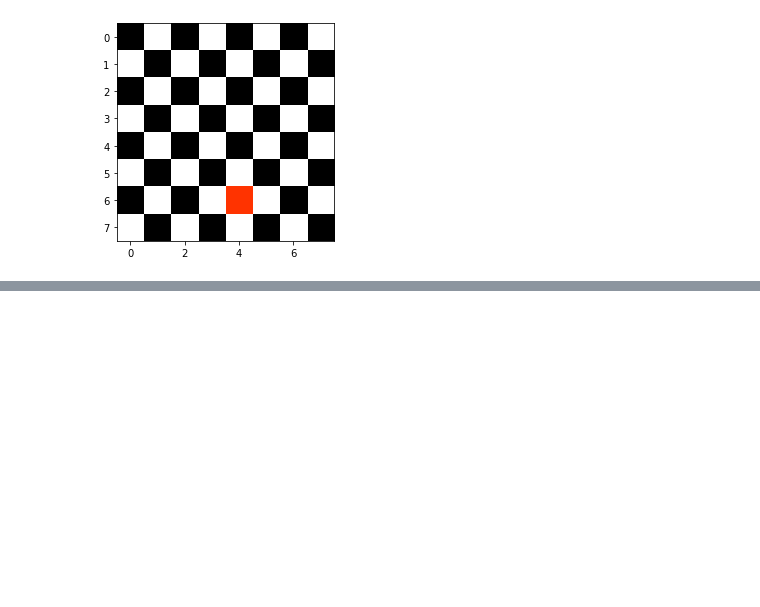
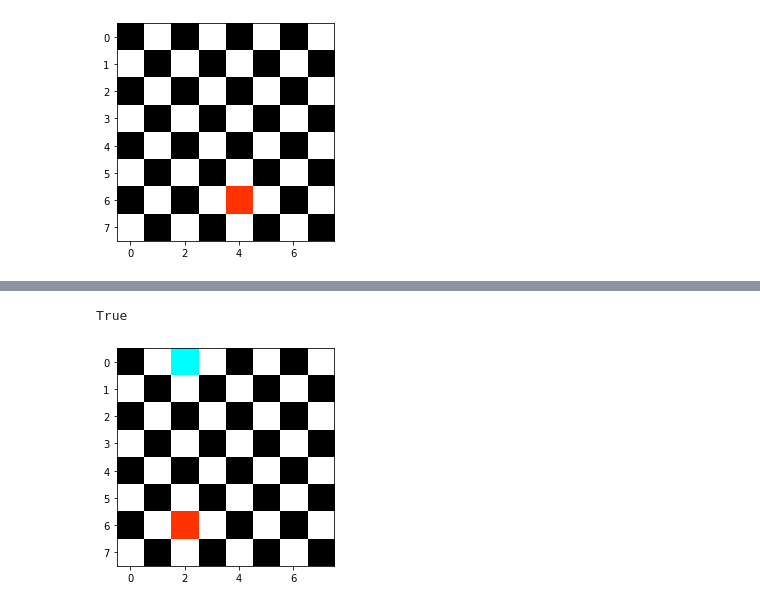
Before and after one commit to kimmyd70/chess_board, a Jupyter notebook: chess_board.ipynb, the cells around one changed output, grey strips where cells are left out. Drawn from its saved outputs; the diff is of its cells as text; code cells hidden in the pictures; blank space fills up the shorter version.

Commit message:
all tests pass for is_attacking

```diff
--- a/chess_board.ipynb
+++ b/chess_board.ipynb
@@ -59,0 +71,10 @@ board.render()
+# %%
+"""Test Queens in same column"""
+board = Board()
+board.add_red(6,2)
+board.add_blue(0,2)
+board.render()
+assert board.is_under_attack()==True
+# %% [output]
+True
+[figure, added]
```
Also changed, not shown: parts of 11 cells of this notebook.
